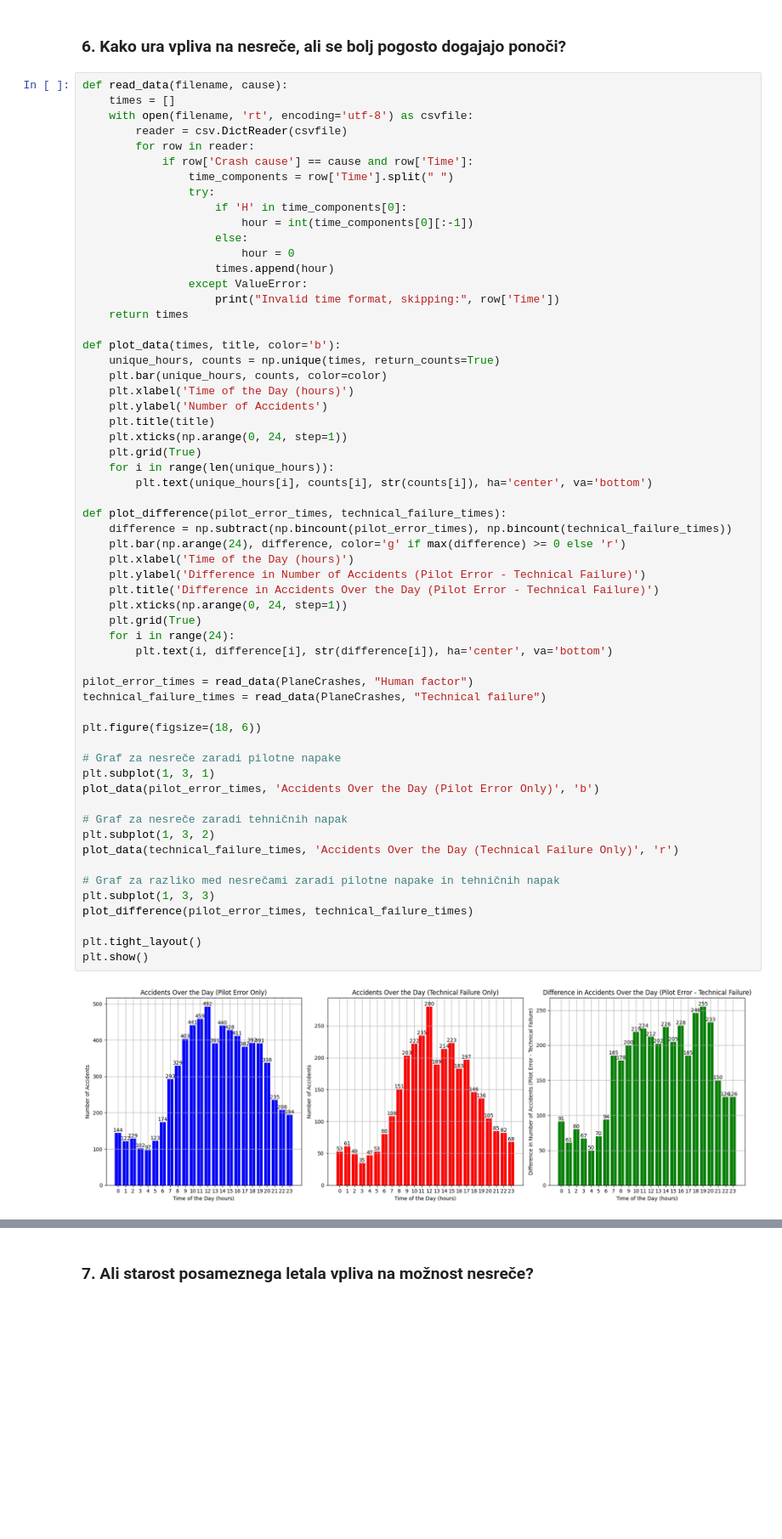
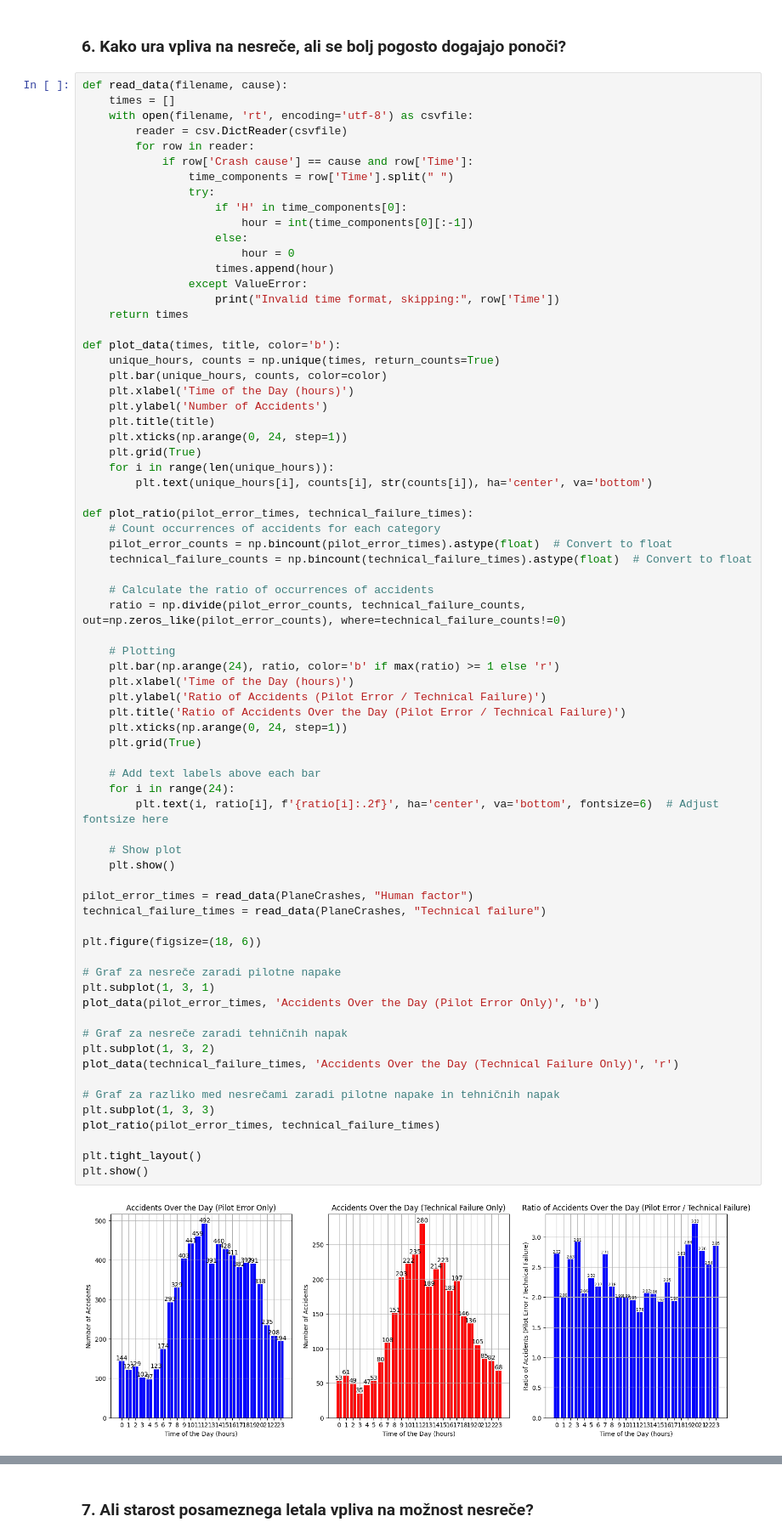
Before and after one commit to NikUlj/PR24NUJRSLSTKKM, a Jupyter notebook: PR24NUJRSLSTKKM.ipynb, the cells around one changed output, grey strips where cells are left out. Shown: that part at 85% size. Saved outputs shown, nothing was run; the diff lists cells and outputs as text; blank space fills up the shorter version.

```diff
--- a/PR24NUJRSLSTKKM.ipynb
+++ b/PR24NUJRSLSTKKM.ipynb
@@ -105,38 +105,50 @@ def plot_data(times, title, color='b'):
     plt.title(title)
     plt.xticks(np.arange(0, 24, step=1))
     plt.grid(True)
     for i in range(len(unique_hours)):
         plt.text(unique_hours[i], counts[i], str(counts[i]), ha='center', va='bottom')
 
-def plot_difference(pilot_error_times, technical_failure_times):
-    difference = np.subtract(np.bincount(pilot_error_times), np.bincount(technical_failure_times))
-    plt.bar(np.arange(24), difference, color='g' if max(difference) >= 0 else 'r')
+def plot_ratio(pilot_error_times, technical_failure_times):
+    # Count occurrences of accidents for each category
+    pilot_error_counts = np.bincount(pilot_error_times).astype(float)  # Convert to float
+    technical_failure_counts = np.bincount(technical_failure_times).astype(float)  # Convert to float
+
+    # Calculate the ratio of occurrences of accidents
+    ratio = np.divide(pilot_error_counts, technical_failure_counts, out=np.zeros_like(pilot_error_counts), where=technical_failure_counts!=0)
+
+    # Plotting
+    plt.bar(np.arange(24), ratio, color='b' if max(ratio) >= 1 else 'r')
     plt.xlabel('Time of the Day (hours)')
-    plt.ylabel('Difference in Number of Accidents (Pilot Error - Technical Failure)')
-    plt.title('Difference in Accidents Over the Day (Pilot Error - Technical Failure)')
+    plt.ylabel('Ratio of Accidents (Pilot Error / Technical Failure)')
+    plt.title('Ratio of Accidents Over the Day (Pilot Error / Technical Failure)')
     plt.xticks(np.arange(0, 24, step=1))
     plt.grid(True)
+
+    # Add text labels above each bar
     for i in range(24):
-        plt.text(i, difference[i], str(difference[i]), ha='center', va='bottom')
+        plt.text(i, ratio[i], f'{ratio[i]:.2f}', ha='center', va='bottom', fontsize=6)  # Adjust fontsize here
+
+    # Show plot
+    plt.show()
 
 pilot_error_times = read_data(PlaneCrashes, "Human factor")
 technical_failure_times = read_data(PlaneCrashes, "Technical failure")
 
 plt.figure(figsize=(18, 6))
 
 # Graf za nesreče zaradi pilotne napake
 plt.subplot(1, 3, 1)
 plot_data(pilot_error_times, 'Accidents Over the Day (Pilot Error Only)', 'b')
 
 # Graf za nesreče zaradi tehničnih napak
 plt.subplot(1, 3, 2)
 plot_data(technical_failure_times, 'Accidents Over the Day (Technical Failure Only)', 'r')
 
 # Graf za razliko med nesrečami zaradi pilotne napake in tehničnih napak
 plt.subplot(1, 3, 3)
-plot_difference(pilot_error_times, technical_failure_times)
+plot_ratio(pilot_error_times, technical_failure_times)
 
 plt.tight_layout()
 plt.show()
 # %% [output]
-[figure, old version]
+[figure, new version]
```
Also changed, not shown: parts of 3 cells of this notebook, 2 other files.
